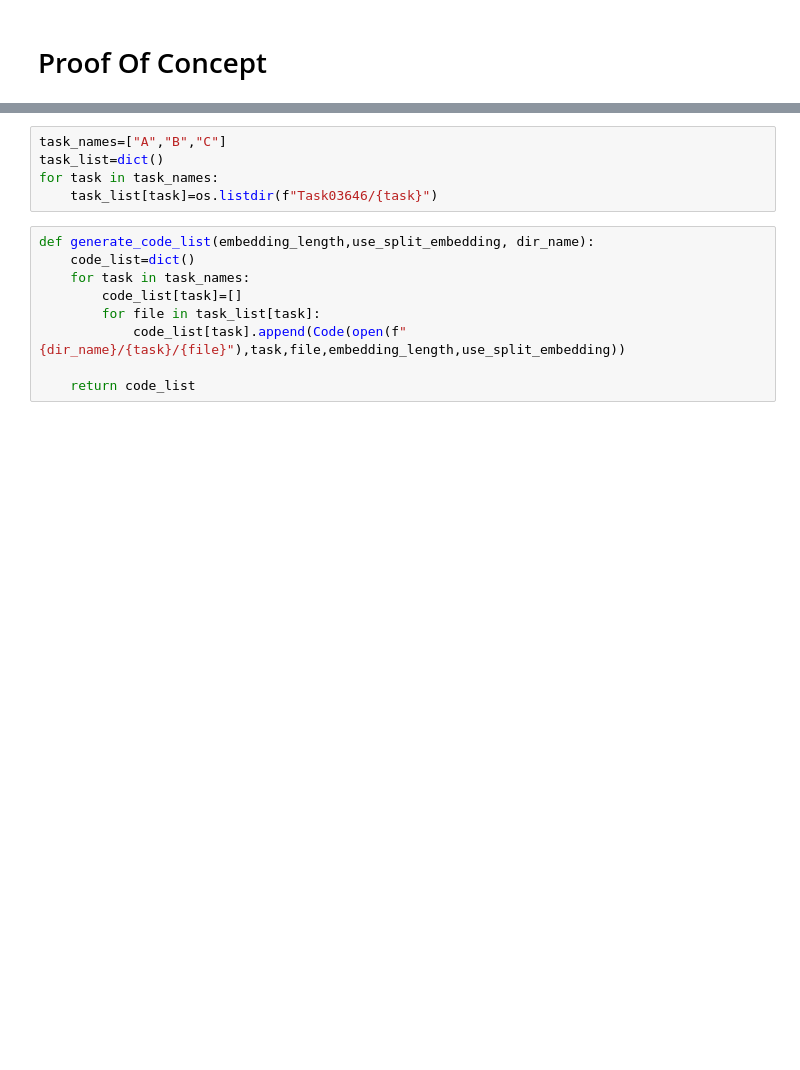
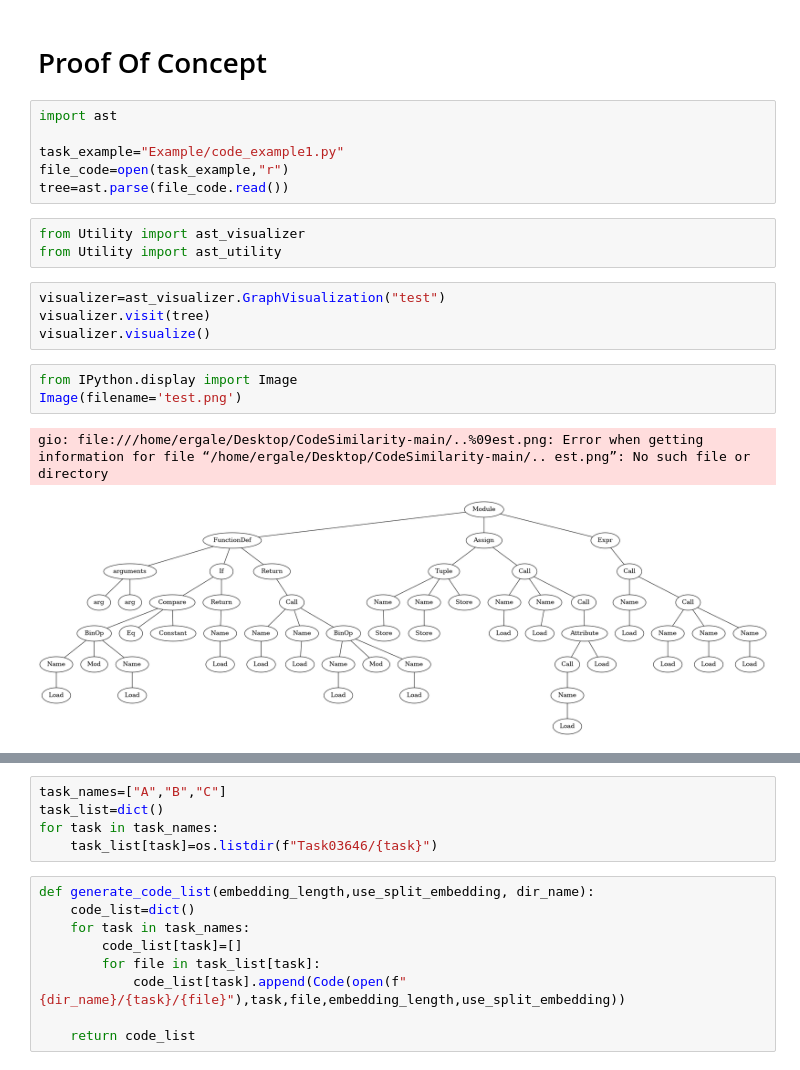
Before and after one commit to ErgastiAlex/CodeSimilarity, a Jupyter notebook: POC.ipynb, the cells around one changed output, grey strips where cells are left out. Drawn from its saved outputs; the diff is of its cells as text; blank space fills up the shorter version.

Commit message:
Update poc with tree examples

```diff
--- a/POC.ipynb
+++ b/POC.ipynb
@@ -1,2 +1,21 @@
 # %% [markdown]
 # Proof Of Concept
+# %%
+import ast
+
+task_example="Example/code_example1.py"
+file_code=open(task_example,"r")
+tree=ast.parse(file_code.read())
+# %%
+from Utility import ast_visualizer
+from Utility import ast_utility
+# %%
+visualizer=ast_visualizer.GraphVisualization("test")
+visualizer.visit(tree)
+visualizer.visualize()
+# %%
+from IPython.display import Image
+Image(filename='test.png')
+# %% [output]
+gio: file:///home/ergale/Desktop/CodeSimilarity-main/..%09est.png: Error when getting information for file “/home/ergale/Desktop/CodeSimilarity-main/.. est.png”: No such file or directory
+[figure, added]
```
Also changed, not shown: parts of 5 cells of this notebook, 2 other files.
